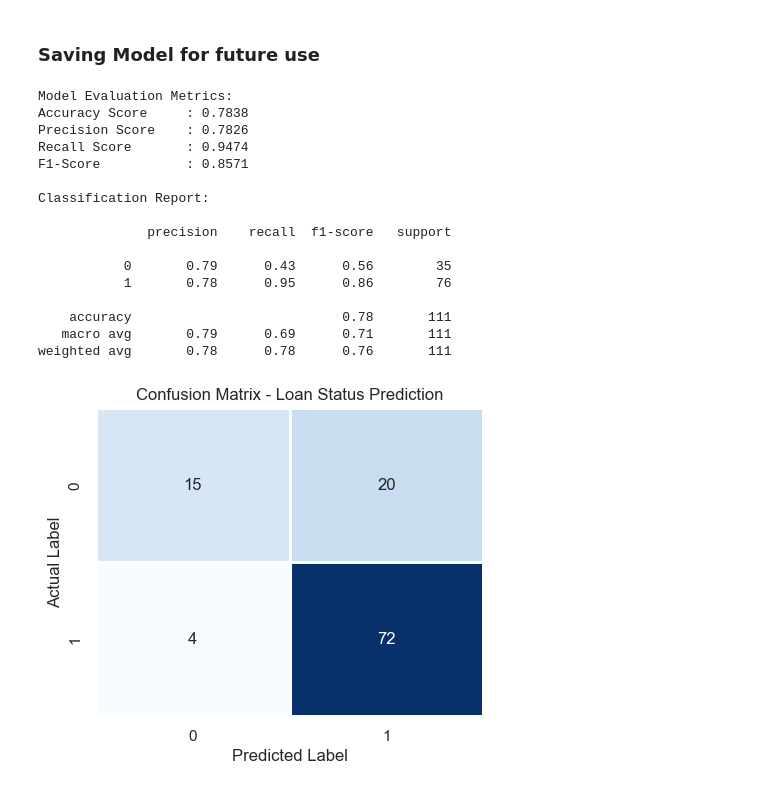
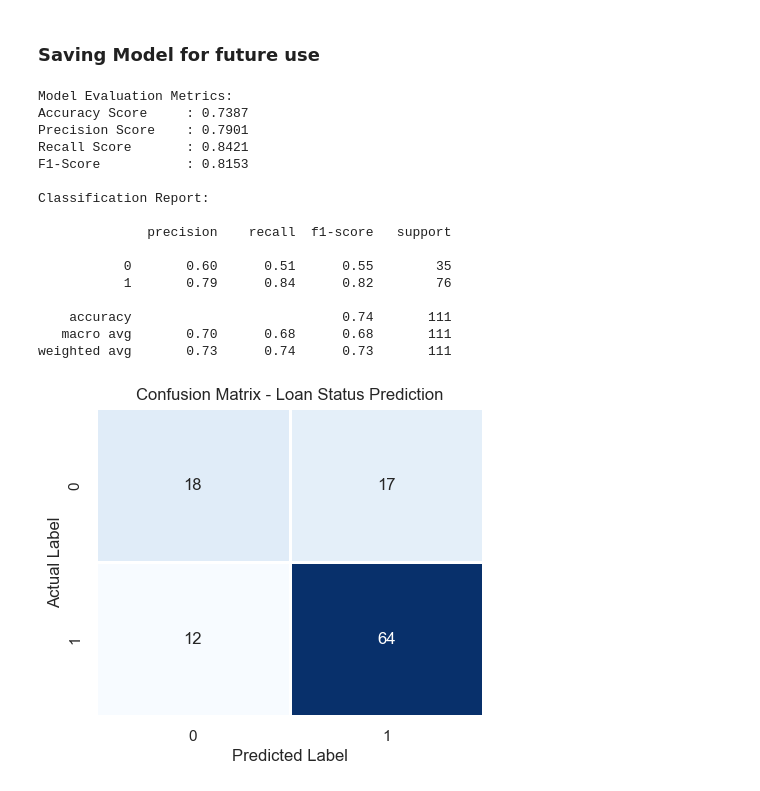
Before and after one commit to Veds22/loan-status, a Jupyter notebook: main.ipynb, the cells around one changed output. Saved outputs shown, nothing was run; the diff lists cells and outputs as text; code cells hidden in the pictures.

```diff
--- a/main.ipynb
+++ b/main.ipynb
@@ -492,7 +492,7 @@ import seaborn as sns
 import matplotlib.pyplot as plt
 
 # Predict using trained model
-Y_pred = grid.predict(X_test_scaled)
+Y_pred = classifier.predict(X_test_scaled)
 
 # --- Evaluation Metrics ---
 accuracy = accuracy_score(Y_test, Y_pred)
@@ -501,43 +501,43 @@ recall = recall_score(Y_test, Y_pred)
 f1 = f1_score(Y_test, Y_pred)
 
 print("Model Evaluation Metrics:")
 print(f"Accuracy Score     : {accuracy:.4f}")
 print(f"Precision Score    : {precision:.4f}")
 print(f"Recall Score       : {recall:.4f}")
 print(f"F1-Score           : {f1:.4f}")
 
 # Detailed Classification Report
 print("\nClassification Report:\n")
 print(classification_report(Y_test, Y_pred))
 
 # --- Confusion Matrix ---
 cm = confusion_matrix(Y_test, Y_pred)
 
 # Plot Confusion Matrix
 plt.figure(figsize=(5,4))
 sns.heatmap(cm, annot=True, fmt='d', cmap='Blues', cbar=False, linewidths=1)
 plt.title("Confusion Matrix - Loan Status Prediction")
 plt.xlabel("Predicted Label")
 plt.ylabel("Actual Label")
 plt.show()
 # %% [output]
 Model Evaluation Metrics:
-Accuracy Score     : 0.7838
-Precision Score    : 0.7826
-Recall Score       : 0.9474
-F1-Score           : 0.8571
+Accuracy Score     : 0.7387
+Precision Score    : 0.7901
+Recall Score       : 0.8421
+F1-Score           : 0.8153
 
 Classification Report:
 
               precision    recall  f1-score   support
 
-           0       0.79      0.43      0.56        35
-           1       0.78      0.95      0.86        76
+           0       0.60      0.51      0.55        35
+           1       0.79      0.84      0.82        76
 
-    accuracy                           0.78       111
-   macro avg       0.79      0.69      0.71       111
-weighted avg       0.78      0.78      0.76       111
+    accuracy                           0.74       111
+   macro avg       0.70      0.68      0.68       111
+weighted avg       0.73      0.74      0.73       111
-[figure, old version]
+[figure, new version]
 # %%
 loan_dataset.describe()
 # %% [output]
```
Also changed, not shown: parts of 1 cell of this notebook, 1 other file.
